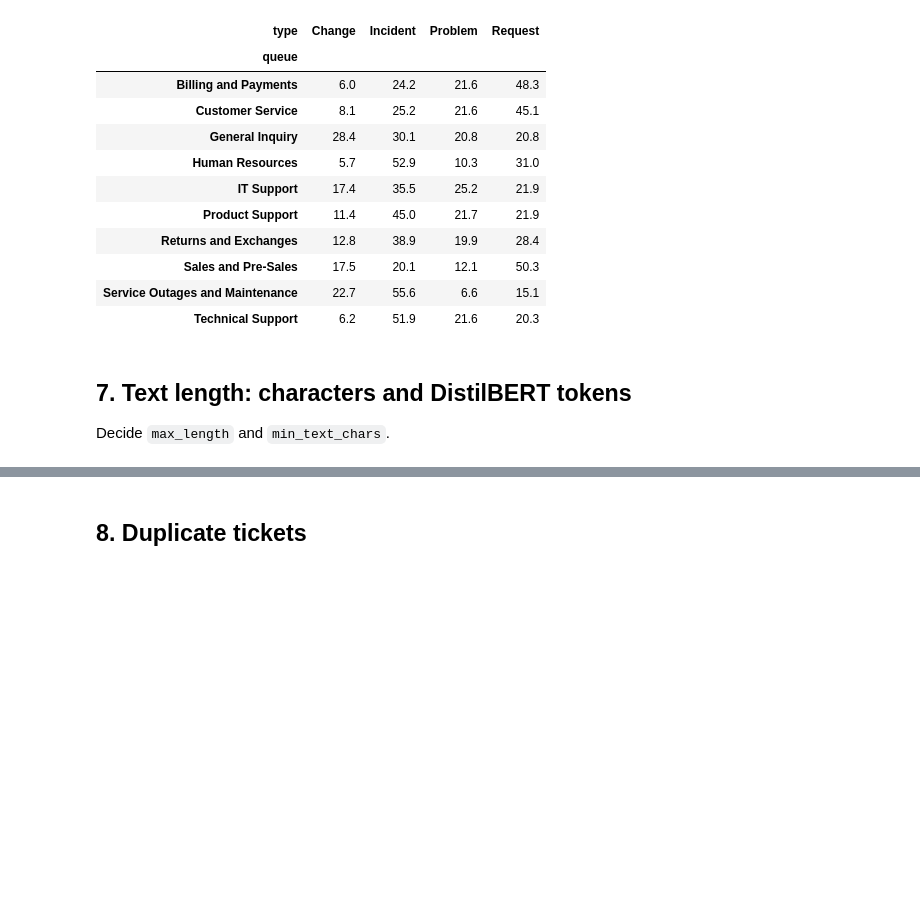
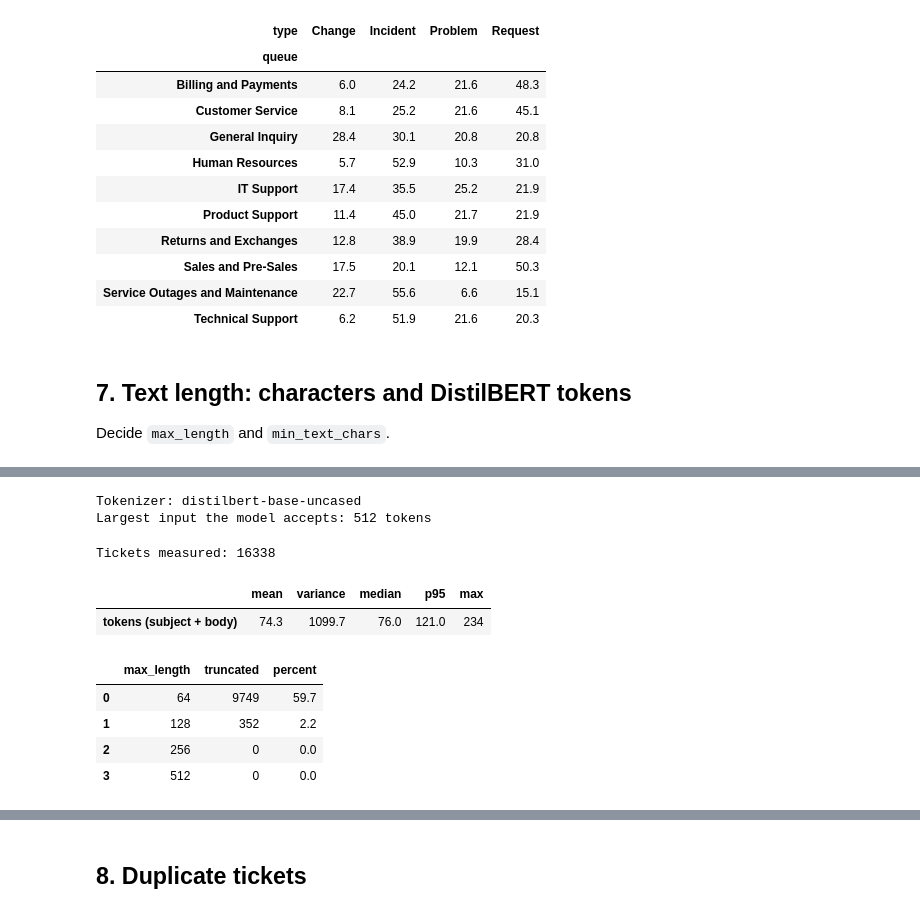
Before and after one commit to nhahub/NHA-5-168, a Jupyter notebook: notebooks/01_eda.ipynb, the cells around one changed output, grey strips where cells are left out. Saved outputs shown, nothing was run; the diff lists cells and outputs as text; code cells hidden in the pictures; blank space fills up the shorter version.

```diff
--- a/notebooks/01_eda.ipynb
+++ b/notebooks/01_eda.ipynb
@@ -778,0 +954,15 @@ Decide `max_length` and `min_text_chars`.
+# %%
+# ===== Cell 7.6: Load the DistilBERT tokenizer =====
+# Needs internet the first time (downloads from Hugging Face), then it is cached.
+# Only the tokenizer is loaded here, not the model.
+
+from transformers import AutoTokenizer
+
+tokenizer_name = config["transformer"]["model_name"]     # distilbert-base-uncased
+tokenizer = AutoTokenizer.from_pretrained(tokenizer_name)
+
+print("Tokenizer:", tokenizer_name)
+print("Largest input the model accepts:", tokenizer.model_max_length, "tokens")
+# %% [output]
+Tokenizer: distilbert-base-uncased
+Largest input the model accepts: 512 tokens
@@ -778,0 +1003,60 @@ Decide `max_length` and `min_text_chars`.
+# %%
+# ===== Cell 7.8: Run C - token length of every English ticket =====
+# Saved as a temporary column (like subject_missing in 3.2), so each length
+# stays with its own row even if english_tickets is filtered or sorted later.
+# For EDA only: this column never reaches the model (cleaning lives in src/preprocess.py).
+
+token_length_column = "token_length"
+english_tickets[token_length_column] = compute_token_lengths(english_tickets[subject_column],
+                                                             english_tickets[body_column],
+                                                             tokenizer)
+
+print("Tickets measured:", len(english_tickets))
+token_statistics = length_statistics(list(english_tickets[token_length_column]))
+pd.DataFrame([token_statistics], index=["tokens (subject + body)"])
+# %% [output]
+Tickets measured: 16338
+|  | mean | variance | median | p95 | max |
+| tokens (subject + body) | 74.3 | 1099.7 | 76.0 | 121.0 | 234 |
+# %%
+# ===== Cell 7.9: Function D - truncation_share =====
+
+def truncation_share(token_lengths, candidate_max_lengths):
+    """
+    Input : token_lengths         - list of token counts (from compute_token_lengths).
+            candidate_max_lengths - list of max_length values to test, e.g. [64, 128, 256, 512].
+    Output: a table with one row per candidate:
+              max_length - the candidate
+              truncated  - how many tickets are longer than it (they would be cut)
+              percent    - truncated / all tickets * 100
+    """
+    if len(token_lengths) == 0:
+        raise ValueError("token_lengths is empty")
+
+    total_tickets = len(token_lengths)
+    rows = []
+    for max_length in candidate_max_lengths:
+        truncated_count = 0
+        for length in token_lengths:
+            if length > max_length:
+                truncated_count = truncated_count + 1
+        rows.append({
+            "max_length": max_length,
+            "truncated": truncated_count,
+            "percent": round(truncated_count / total_tickets * 100, 1),
+        })
+
+    return pd.DataFrame(rows)
+# %%
+# ===== Cell 7.10: Run D - how many tickets are cut at each max_length =====
+
+candidate_max_lengths = [64, 128, 256, 512]
+
+truncation_table = truncation_share(list(english_tickets[token_length_column]), candidate_max_lengths)
+truncation_table
+# %% [output]
+|  | max_length | truncated | percent |
+| 0 | 64 | 9749 | 59.7 |
+| 1 | 128 | 352 | 2.2 |
+| 2 | 256 | 0 | 0.0 |
+| 3 | 512 | 0 | 0.0 |
```
Also changed, not shown: parts of 10 cells of this notebook.
